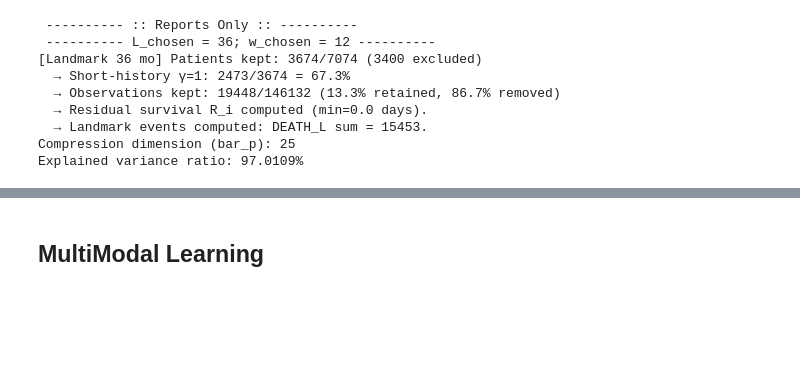
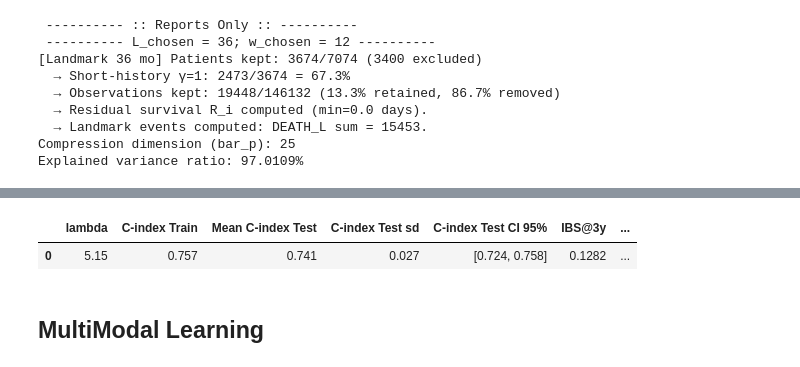
Before and after one commit to multisigbert-2026/MultiSigBERT, a Jupyter notebook: notebooks/multisigbert_study.ipynb, the cells around one changed output, grey strips where cells are left out. Drawn from its saved outputs; the diff is of its cells as text; code cells hidden in the pictures; blank space fills up the shorter version.

```diff
--- a/notebooks/multisigbert_study.ipynb
+++ b/notebooks/multisigbert_study.ipynb
@@ -417,3 +392,8 @@ BS range: [0.0000 ;  0.4607]
+# %%
+df_results_RO
+# %% [output]
+|  | lambda | C-index Train | Mean C-index Test | C-index Test sd | C-index Test CI 95% | IBS@3y | ... |
+| 0 | 5.15 | 0.757 | 0.741 | 0.027 | [0.724, 0.758] | 0.1282 | ... |
 # %% [markdown]
 ## MultiModal Learning
 # %%
```
Also changed, not shown: parts of 8 cells of this notebook.
